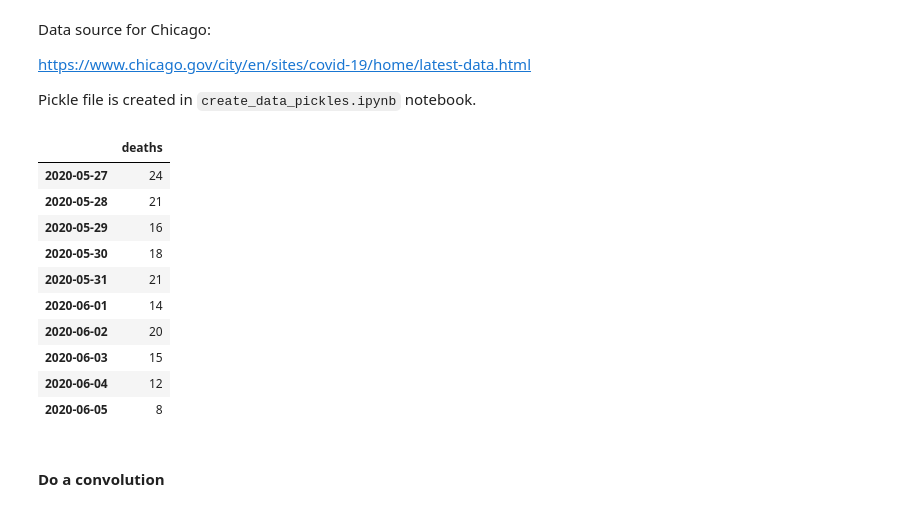
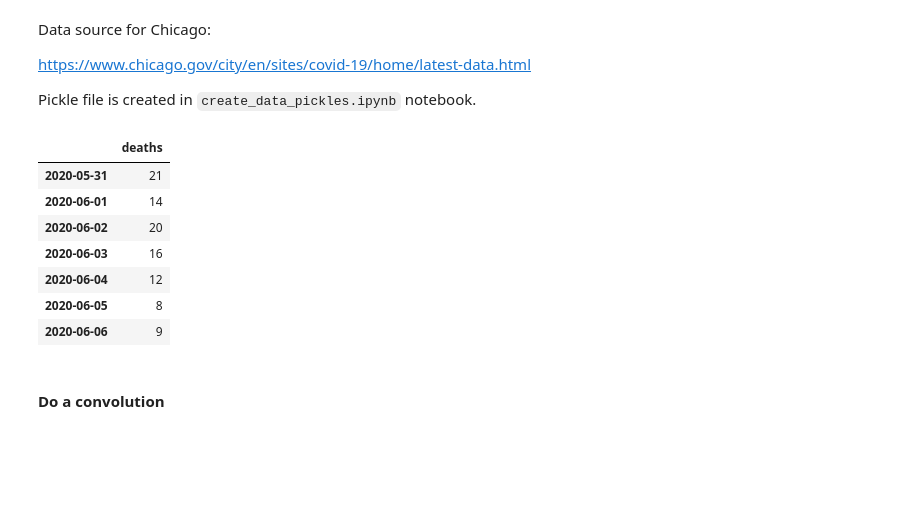
Before and after one commit to Inoueian/covid_19, a Jupyter notebook: notebooks/two_fixed_change_points_model.ipynb, the cells around one changed output. Drawn from its saved outputs; the diff is of its cells as text; code cells hidden in the pictures; blank space fills up the shorter version.

```diff
--- a/notebooks/two_fixed_change_points_model.ipynb
+++ b/notebooks/two_fixed_change_points_model.ipynb
@@ -32,17 +32,14 @@ location = 'Chicago'
 # %%
 death_df = pd.read_pickle('../data/chi_deaths.pickle')
 # %%
-death_df.iloc[-10:]
+death_df.iloc[-7:]
 # %% [output]
 |  | deaths |
-| 2020-05-27 | 24 |
-| 2020-05-28 | 21 |
-| 2020-05-29 | 16 |
-| 2020-05-30 | 18 |
 | 2020-05-31 | 21 |
 | 2020-06-01 | 14 |
 | 2020-06-02 | 20 |
-| 2020-06-03 | 15 |
+| 2020-06-03 | 16 |
 | 2020-06-04 | 12 |
 | 2020-06-05 | 8 |
+| 2020-06-06 | 9 |
 # %%
```
Also changed, not shown: parts of 13 cells of this notebook.
